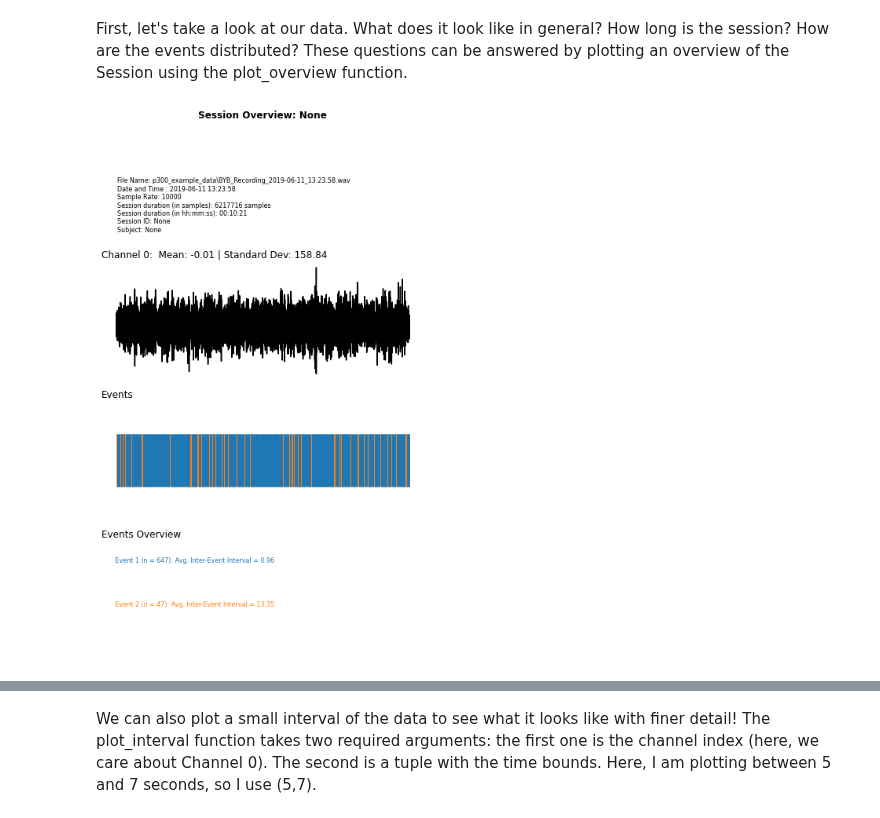
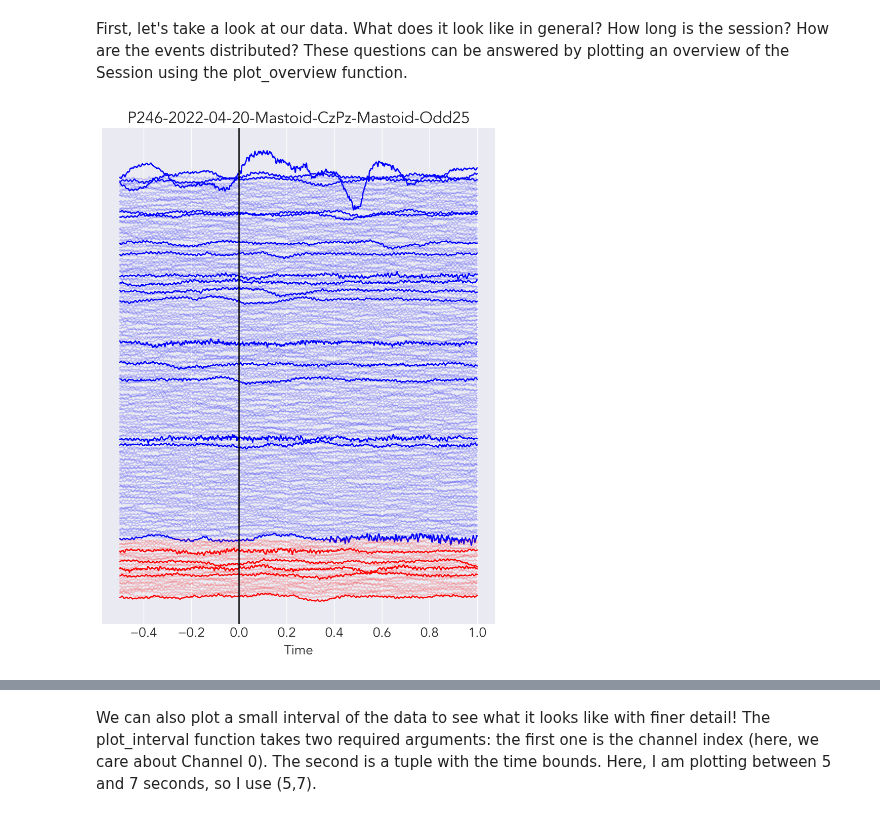
Before and after one commit to BackyardBrains/SpikerTools, a Jupyter notebook: P300_ExampleNotebook.ipynb, the cells around one changed output, grey strips where cells are left out. Saved outputs shown, nothing was run; the diff lists cells and outputs as text; code cells hidden in the pictures.

Commit message:
Fixed plots for Traces (joyDiv) and session ETA

```diff
--- a/P300_ExampleNotebook.ipynb
+++ b/P300_ExampleNotebook.ipynb
@@ -23,6 +21,37 @@ p300 = sp.Session(r"p300_example_data\BYB_Recording_2019-06-11_13.23.58.wav")
+# %%
+import os
+import importlib
+import spikertools as sp
+importlib.reload(sp)
+
+rootdir = '/Volumes/GoogleDrive/Shared drives/BYB Projects/P300 - Minnesota State University/data'
+exp = []
+for subdir in os.listdir(rootdir):
+    d = os.path.join(rootdir, subdir)
+    if os.path.isdir(d):
+        ss = sp.Sessions()
+        for filename in os.listdir(d):
+            if filename.endswith('.wav'):
+                fp = os.path.join(rootdir, subdir, filename)
+                s = sp.Session(fp)
+                s.events["1"].name = "standard"
+                s.events["2"].name = "oddball"
+                s.events["standard"].color = "b"
+                s.events["oddball"].color = "r"
+                s.subject = filename[0:4]
+                s.sessionID = s.subject + "-" + subdir
+                s.channels.remove(s.channels[-1])
+                s.channels[0].filt(1, "hp", 3)
+                ss.append(s)
+    exp.append(ss)
 # %% [markdown]
 First, let's take a look at our data. What does it look like in general? How long is the session? How are the events distributed? These questions can be answered by plotting an overview of the Session using the plot_overview function.
-# %%
-p300.plot_overview()
-# %% [output]
-[figure, removed]
+# %%
+exp[0][6].plot_joydiv( events=["standard","oddball"], timewindow=[-0.5,1])
+#exp[0][0].plot_eta( events=["standard","oddball"], timewindow=[-0.5,1], monte_carlo=True)
+
+#exp[0].plot_eta( events=["standard","oddball"], timewindow=[-0.5,1], monte_carlo=True)
+#exp[0][9].plot_overview()
+#exp[0][9].plot_eta( events=["standard","oddball"], timewindow=[-0.5,1])
+# %% [output]
+[figure, added]
```
Also changed, not shown: parts of 2 cells of this notebook, 3 other files.
